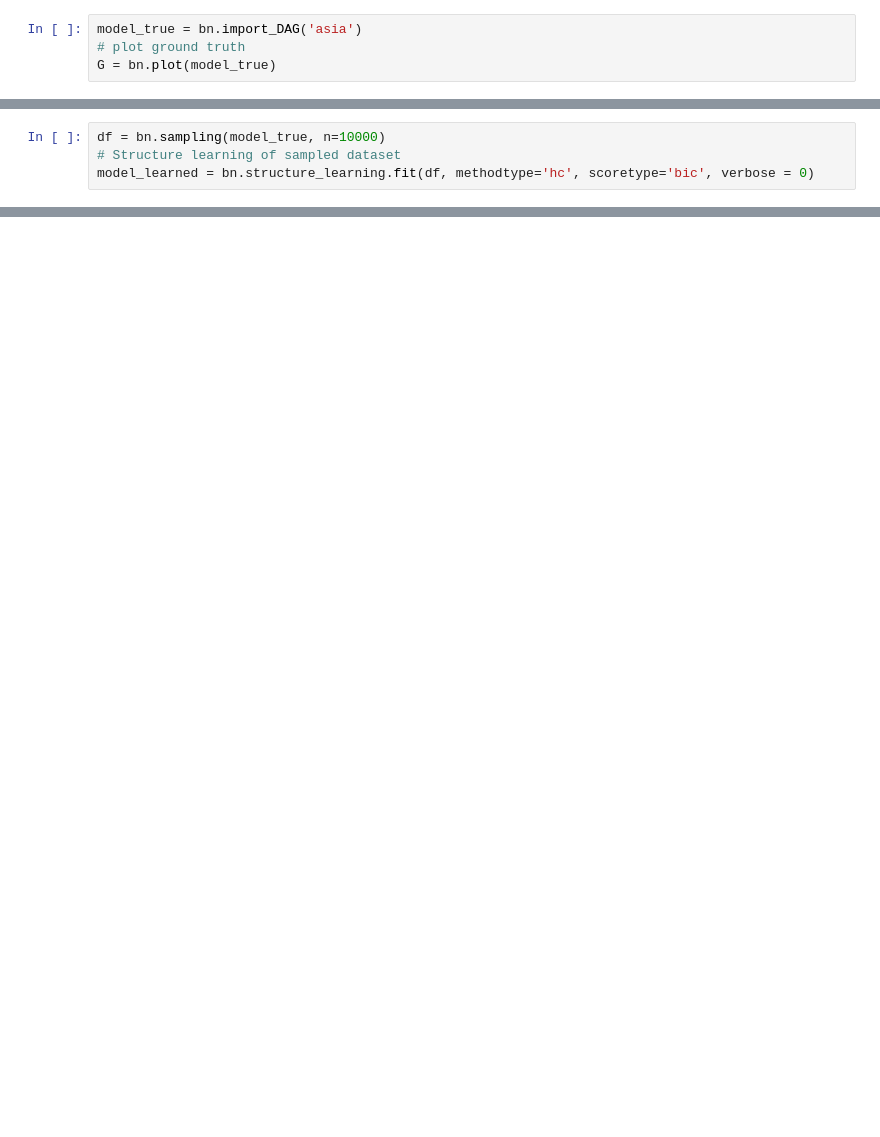
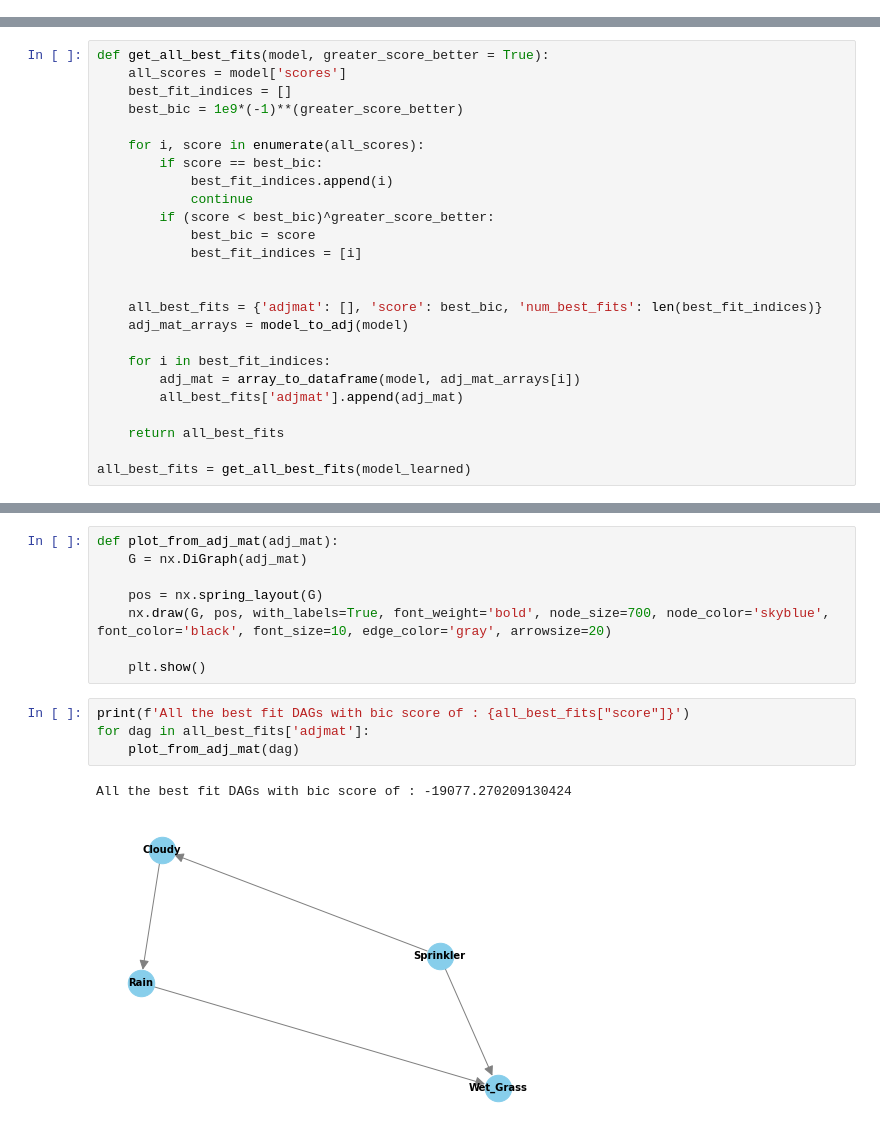
Before and after one commit to yashmaniya0/Markov-Equivalence-in-Bayesian-Networks, a Jupyter notebook: main.ipynb, the cells around one changed output, grey strips where cells are left out. Cells and saved outputs as stored; diff of their text form; blank space fills up the shorter version.

```diff
--- a/main.ipynb
+++ b/main.ipynb
@@ -94,4 +51,0 @@ G = bn.plot(model_true)
-# %%
-model_true = bn.import_DAG('asia')
-# plot ground truth
-G = bn.plot(model_true)
@@ -106,4 +51,0 @@ G = bn.plot(model_true)
-# %%
-df = bn.sampling(model_true, n=10000)
-# Structure learning of sampled dataset
-model_learned = bn.structure_learning.fit(df, methodtype='hc', scoretype='bic', verbose = 0)
@@ -148,0 +93,25 @@ def calculate_f1_score(true_model, predicted_model):
+# %%
+def get_all_best_fits(model, greater_score_better = True):
+    all_scores = model['scores']
+    best_fit_indices = []
+    best_bic = 1e9*(-1)**(greater_score_better)
+
+    for i, score in enumerate(all_scores):
+        if score == best_bic:
+            best_fit_indices.append(i)
+            continue
+        if (score < best_bic)^greater_score_better:
+            best_bic = score
+            best_fit_indices = [i]
+
+
+    all_best_fits = {'adjmat': [], 'score': best_bic, 'num_best_fits': len(best_fit_indices)}
+    adj_mat_arrays = model_to_adj(model)
+
+    for i in best_fit_indices:
+        adj_mat = array_to_dataframe(model, adj_mat_arrays[i])
+        all_best_fits['adjmat'].append(adj_mat)
+
+    return all_best_fits
+
+all_best_fits = get_all_best_fits(model_learned)
@@ -148,0 +141,15 @@ def calculate_f1_score(true_model, predicted_model):
+# %%
+def plot_from_adj_mat(adj_mat):
+    G = nx.DiGraph(adj_mat)
+
+    pos = nx.spring_layout(G)
+    nx.draw(G, pos, with_labels=True, font_weight='bold', node_size=700, node_color='skyblue', font_color='black', font_size=10, edge_color='gray', arrowsize=20)
+
+    plt.show()
+# %%
+print(f'All the best fit DAGs with bic score of : {all_best_fits["score"]}')
+for dag in all_best_fits['adjmat']:
+    plot_from_adj_mat(dag)
+# %% [output]
+All the best fit DAGs with bic score of : -19077.270209130424
+[figure, added]
```
Also changed, not shown: parts of 27 cells of this notebook, 1 other file.
